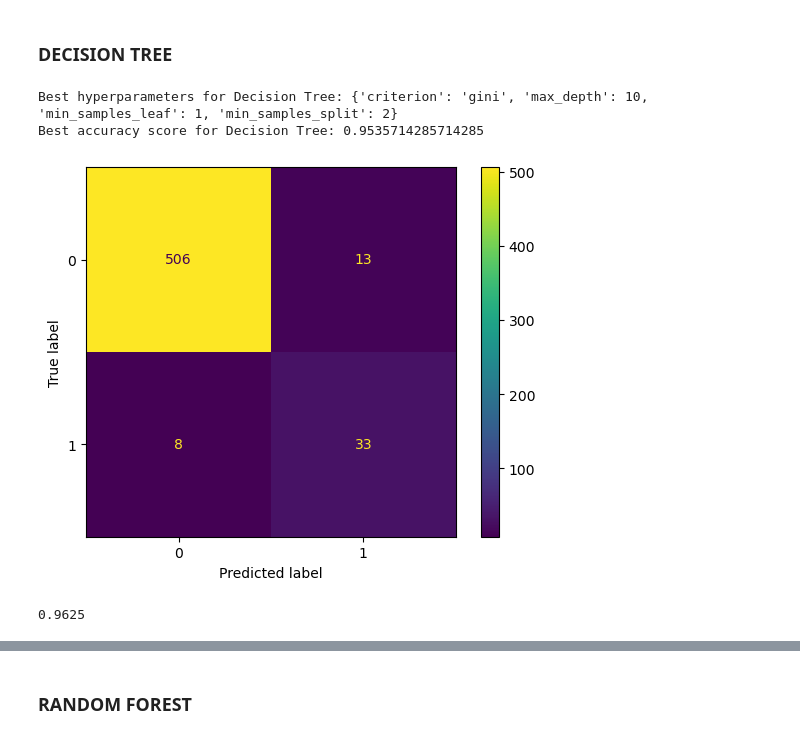
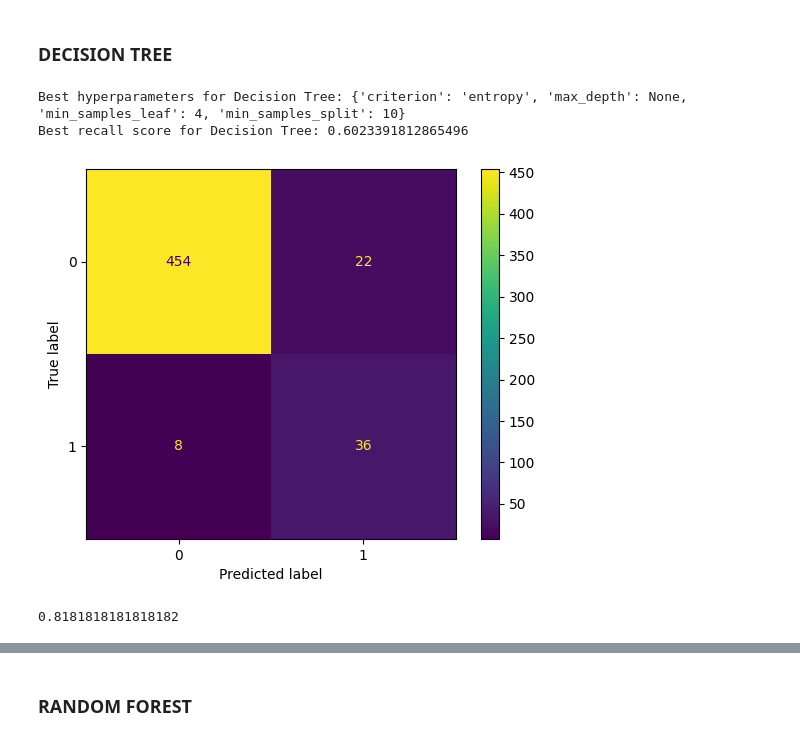
Before and after one commit to FinNijatTech/ML-algorithms-as-EWM-for-Economic-Crisis, a Jupyter notebook: Master_Thesis_Project.ipynb, the cells around one changed output, grey strips where cells are left out. Saved outputs shown, nothing was run; the diff lists cells and outputs as text; code cells hidden in the pictures.

```diff
--- a/Master_Thesis_Project.ipynb
+++ b/Master_Thesis_Project.ipynb
@@ -559,4 +2163,4 @@ Best accuracy score for Logistic Regression: 0.9138392857142857
 # %%
-lasso = LogisticRegression(C=0.001, penalty='l1', solver='saga', max_iter=1000, random_state=123)
+lasso = LogisticRegression(C=1, penalty='l1', l1_ratio = 0.1, solver='saga', max_iter=1000, random_state=123)
 lasso.fit(X_train, y_train)
 # %% [output]
@@ -734,7 +2338,7 @@ param_grid = {
 }
 
 # Create a GridSearchCV object
-knn_grid = GridSearchCV(knn, param_grid, cv=10, scoring='accuracy')
+knn_grid = GridSearchCV(knn, param_grid, cv=10, scoring='recall')
 
 # Fit the model to your data (replace X_train and y_train with your data)
 knn_grid.fit(X_train, y_train)
@@ -744,5 +2348,5 @@ best_knn_params = knn_grid.best_params_
 best_knn_score = knn_grid.best_score_
 
 print("Best hyperparameters for KNN:", best_knn_params)
-print("Best accuracy score for KNN:", best_knn_score)
+print("Best recall score for KNN:", best_knn_score)
 # %% [output]
@@ -925,7 +2530,7 @@ param_grid = {
 }
 
 # Create a GridSearchCV object
-svm_grid = GridSearchCV(svm, param_grid, cv=10, scoring='accuracy')
+svm_grid = GridSearchCV(svm, param_grid, cv=10, scoring='recall')
 
 # Fit the model to your data (replace X_train and y_train with your data)
 svm_grid.fit(X_train, y_train)
@@ -935,5 +2540,5 @@ best_svm_params = svm_grid.best_params_
 best_svm_score = svm_grid.best_score_
 
 print("Best hyperparameters for SVM:", best_svm_params)
-print("Best accuracy score for SVM:", best_svm_score)
+print("Best recall score for SVM:", best_svm_score)
 # %% [output]
@@ -1118,7 +2723,7 @@ param_grid = {
 }
 
 # Create a GridSearchCV object
-dt_grid = GridSearchCV(dt, param_grid, cv=10, scoring='accuracy')
+dt_grid = GridSearchCV(dt, param_grid, cv=10, scoring='recall')
 
 # Fit the model to your data (replace X_train and y_train with your data)
 dt_grid.fit(X_train, y_train)
@@ -1128,29 +2733,29 @@ best_dt_params = dt_grid.best_params_
 best_dt_score = dt_grid.best_score_
 
 print("Best hyperparameters for Decision Tree:", best_dt_params)
-print("Best accuracy score for Decision Tree:", best_dt_score)
+print("Best recall score for Decision Tree:", best_dt_score)
 # %% [output]
-Best hyperparameters for Decision Tree: {'criterion': 'gini', 'max_depth': 10, 'min_samples_leaf': 1, 'min_samples_split': 2}
-Best accuracy score for Decision Tree: 0.9535714285714285
+Best hyperparameters for Decision Tree: {'criterion': 'entropy', 'max_depth': None, 'min_samples_leaf': 4, 'min_samples_split': 10}
+Best recall score for Decision Tree: 0.6023391812865496
 # %%
-dt = DecisionTreeClassifier(criterion= 'gini', max_depth= None, min_samples_leaf=1, min_samples_split=2, random_state=123)
+dt = DecisionTreeClassifier(criterion= 'entropy', max_depth= None, min_samples_leaf=4, min_samples_split=10, random_state=123)
 dt.fit(X_train, y_train)
 
-threshold = 0.2
+threshold = 0.3
 y_probs_dt = dt.predict_proba(X_test)[:, 1]
 y_pred_dt = np.where(y_probs_dt >= threshold, 1, 0)
 
 from sklearn.metrics import confusion_matrix, ConfusionMatrixDisplay
 confusion_matrix_dt = confusion_matrix(y_test, y_pred_dt)
 cm_display = ConfusionMatrixDisplay(confusion_matrix=confusion_matrix_dt, display_labels=[0, 1])
 cm_display.plot()
 plt.show()
 # %% [output]
-[figure, old version]
+[figure, new version]
 # %%
-accuracy_score(y_test, y_pred_dt)
+recall_score(y_test, y_pred_dt)
 # %% [output]
-0.9625
+0.8181818181818182
 # %%
 from sklearn.metrics import accuracy_score, confusion_matrix as cm
 import matplotlib.pyplot as plt
```
Also changed, not shown: parts of 80 cells of this notebook.
